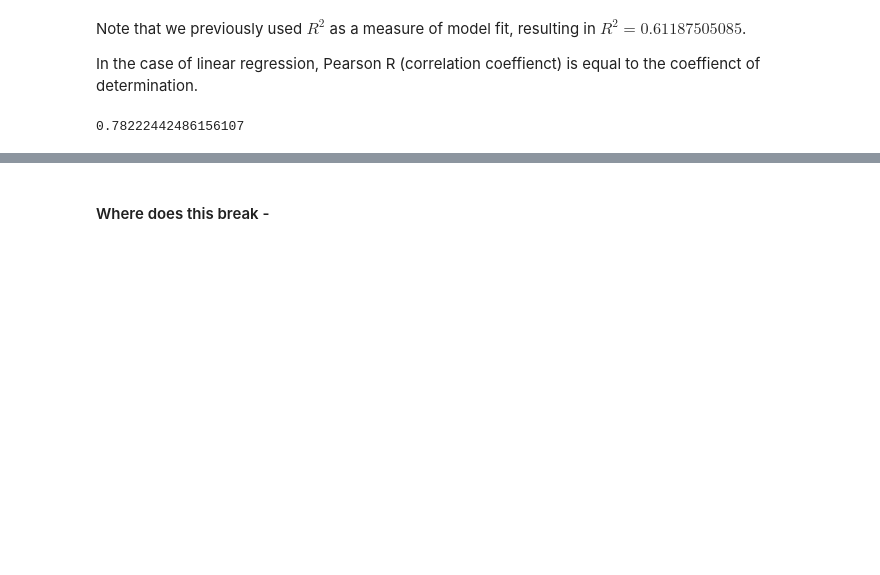
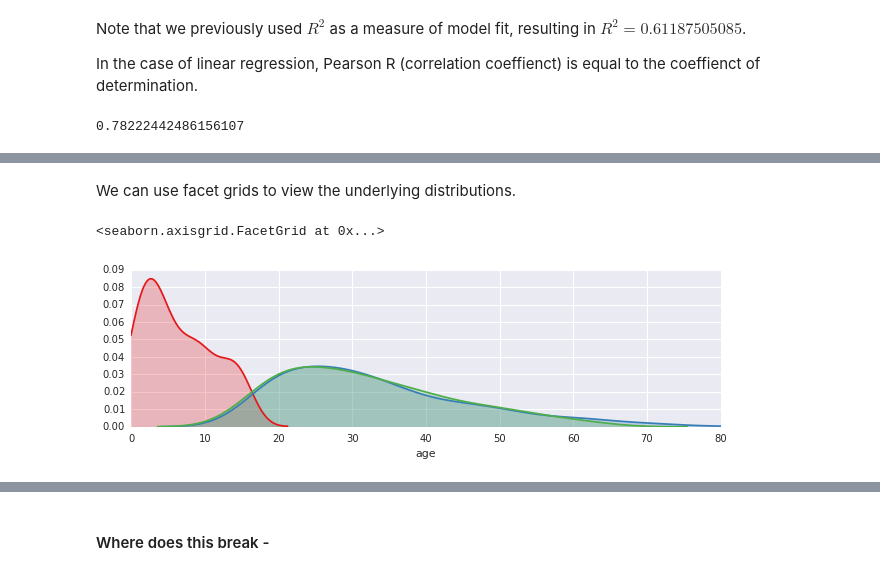
Before and after one commit to lmart999/CS229_ISL, a Jupyter notebook: Linear Regression.ipynb, the cells around one changed output, grey strips where cells are left out. Cells and saved outputs as stored; diff of their text form; code cells hidden in the pictures; blank space fills up the shorter version.

```diff
--- a/Linear Regression.ipynb
+++ b/Linear Regression.ipynb
@@ -362,0 +385,9 @@ np.sqrt(0.61187505085)
+# %% [markdown]
+We can use facet grids to view the underlying distributions.
+# %%
+fg = sns.FacetGrid(titanic,hue="who",aspect=3,palette="Set1")
+fg.map(sns.kdeplot, "age", shade=True)
+fg.set(xlim=(0, 80))
+# %% [output]
+<seaborn.axisgrid.FacetGrid at 0x...>
+[figure, added]
```
Also changed, not shown: parts of 12 cells of this notebook.
